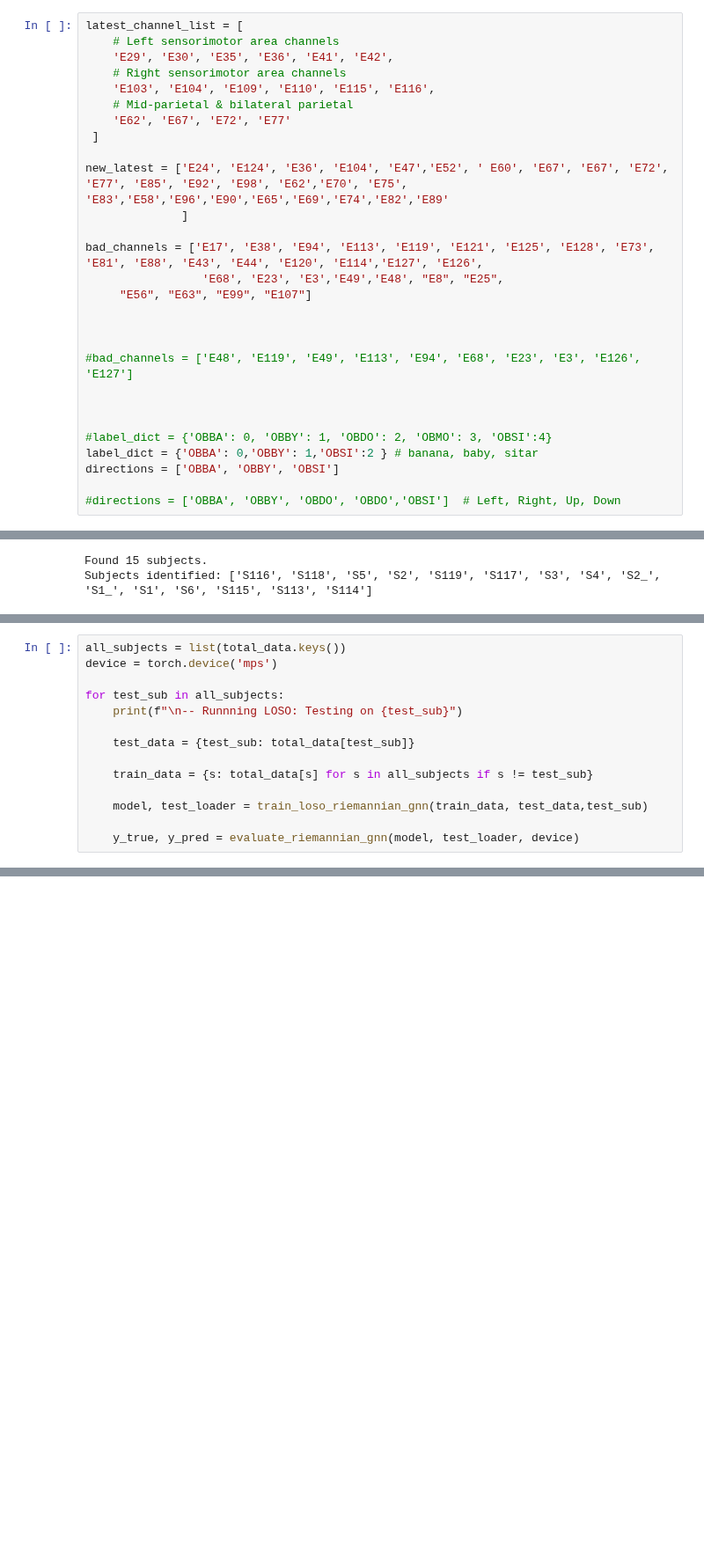
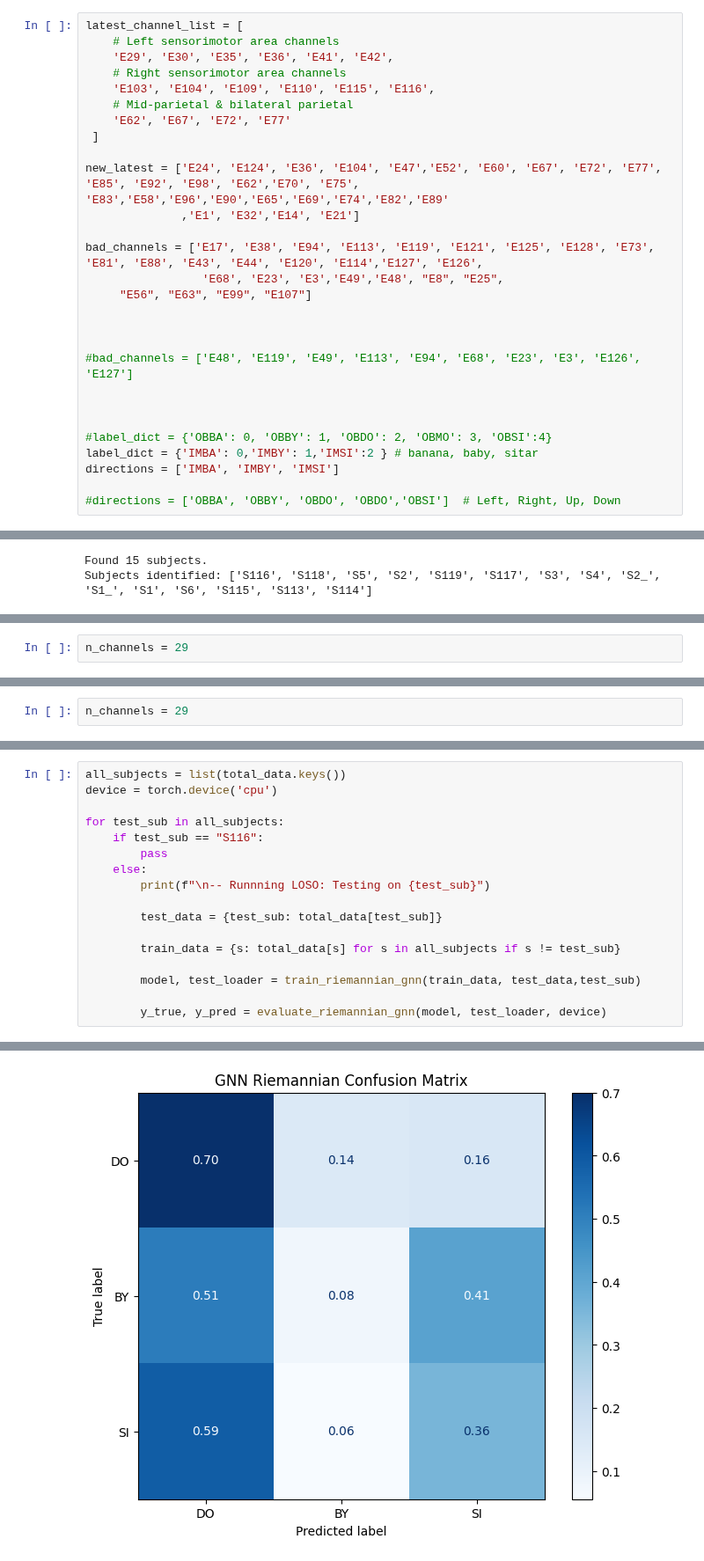
Before and after one commit to kavinfidel/VM_EEG, a Jupyter notebook: Reimanian_LOSO copy.ipynb, the cells around one changed output, grey strips where cells are left out. Shown at 88% size. Saved outputs shown, nothing was run; the diff lists cells and outputs as text; blank space fills up the shorter version.

```diff
--- a/Reimanian_LOSO copy.ipynb
+++ b/Reimanian_LOSO copy.ipynb
@@ -37,8 +44,8 @@ latest_channel_list = [
     'E62', 'E67', 'E72', 'E77'
  ]
 
-new_latest = ['E24', 'E124', 'E36', 'E104', 'E47','E52', ' E60', 'E67', 'E67', 'E72', 'E77', 'E85', 'E92', 'E98', 'E62','E70', 'E75', 'E83','E58','E96','E90','E65','E69','E74','E82','E89'
-              ]
+new_latest = ['E24', 'E124', 'E36', 'E104', 'E47','E52', 'E60', 'E67', 'E72', 'E77', 'E85', 'E92', 'E98', 'E62','E70', 'E75', 'E83','E58','E96','E90','E65','E69','E74','E82','E89'
+              ,'E1', 'E32','E14', 'E21']
 
 bad_channels = ['E17', 'E38', 'E94', 'E113', 'E119', 'E121', 'E125', 'E128', 'E73', 'E81', 'E88', 'E43', 'E44', 'E120', 'E114','E127', 'E126',
                  'E68', 'E23', 'E3','E49','E48', "E8", "E25",
@@ -51,8 +58,8 @@ bad_channels = ['E17', 'E38', 'E94', 'E113', 'E119', 'E121', 'E125', 'E128', 'E7
 
 
 #label_dict = {'OBBA': 0, 'OBBY': 1, 'OBDO': 2, 'OBMO': 3, 'OBSI':4}
-label_dict = {'OBBA': 0,'OBBY': 1,'OBSI':2 } # banana, baby, sitar
-directions = ['OBBA', 'OBBY', 'OBSI']
+label_dict = {'IMBA': 0,'IMBY': 1,'IMSI':2 } # banana, baby, sitar
+directions = ['IMBA', 'IMBY', 'IMSI']
 
 #directions = ['OBBA', 'OBBY', 'OBDO', 'OBDO','OBSI']  # Left, Right, Up, Down
 # %%
@@ -426,0 +436,2 @@ Samples per class: {0: 210, 1: 210, 2: 210}
+# %%
+n_channels = 29
@@ -426,0 +476,2 @@ Samples per class: {0: 210, 1: 210, 2: 210}
+# %%
+n_channels = 29
@@ -427,15 +657,18 @@ Samples per class: {0: 210, 1: 210, 2: 210}
 # %%
 all_subjects = list(total_data.keys())
-device = torch.device('mps')
+device = torch.device('cpu')
 
 for test_sub in all_subjects:
-    print(f"\n-- Runnning LOSO: Testing on {test_sub}")
+    if test_sub == "S116":
+        pass
+    else:
+        print(f"\n-- Runnning LOSO: Testing on {test_sub}")
 
-    test_data = {test_sub: total_data[test_sub]}
+        test_data = {test_sub: total_data[test_sub]}
 
-    train_data = {s: total_data[s] for s in all_subjects if s != test_sub}
+        train_data = {s: total_data[s] for s in all_subjects if s != test_sub}
 
-    model, test_loader = train_loso_riemannian_gnn(train_data, test_data,test_sub)
+        model, test_loader = train_riemannian_gnn(train_data, test_data,test_sub)
 
-    y_true, y_pred = evaluate_riemannian_gnn(model, test_loader, device)
+        y_true, y_pred = evaluate_riemannian_gnn(model, test_loader, device)
 # %% [output]
@@ -443,0 +692 @@ for test_sub in all_subjects:
+[figure, added]
```
Also changed, not shown: parts of 15 cells of this notebook, 20 other files.
